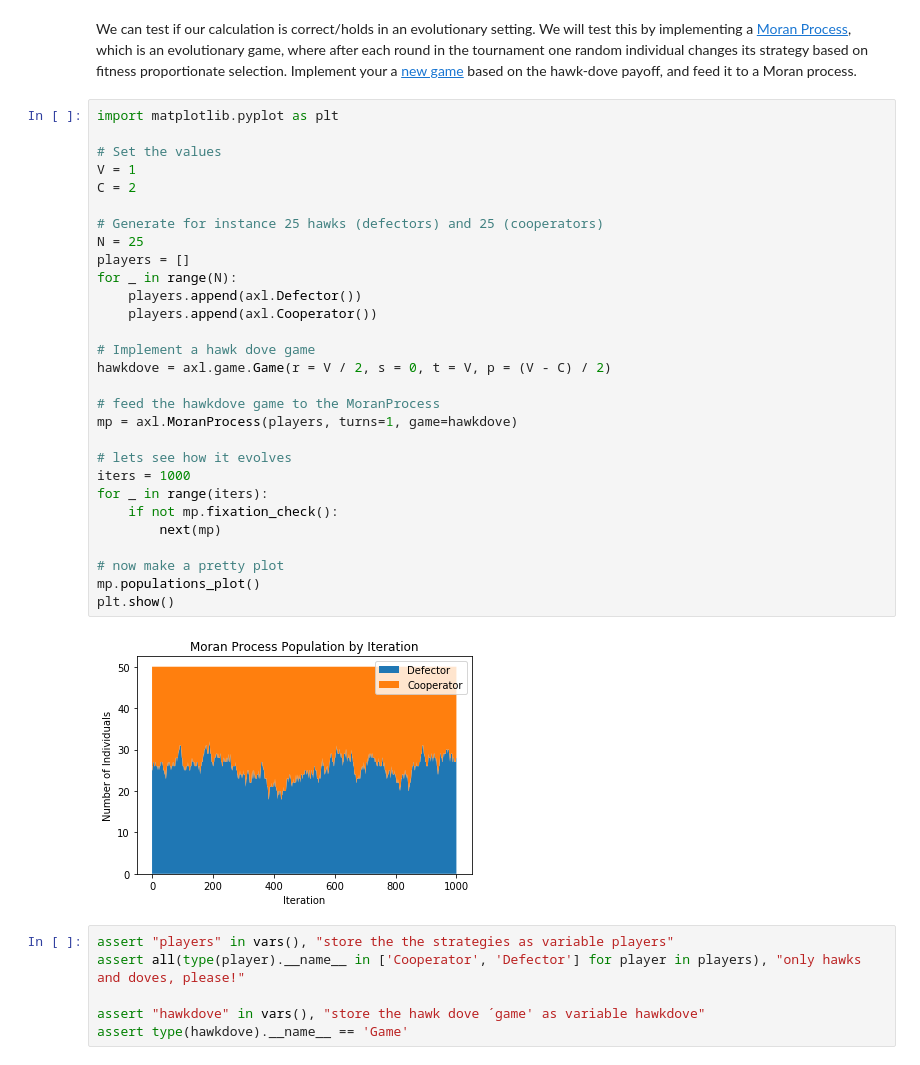
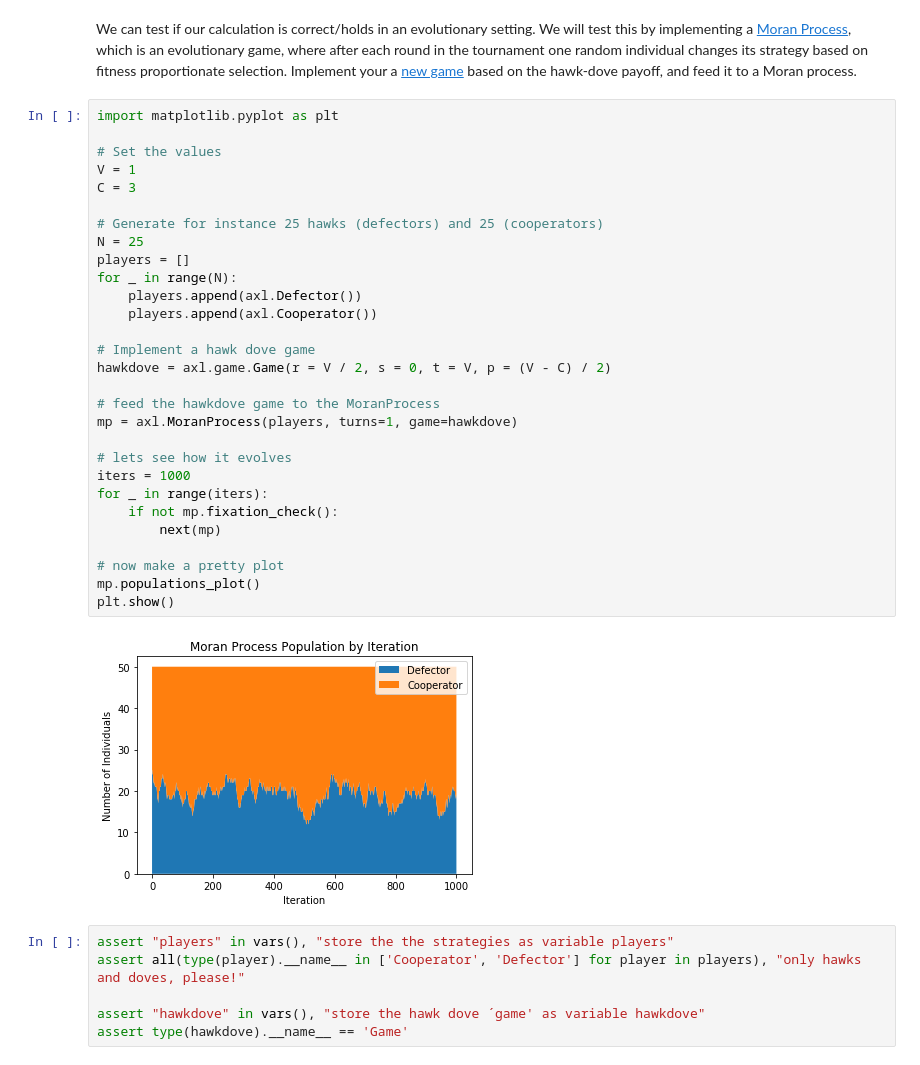
Before and after one commit to JRMfer/ABM_individual, a Jupyter notebook: Notebooks/Assignment 2/axelrod_v2.ipynb, the cells around one changed output. Saved outputs shown, nothing was run; the diff lists cells and outputs as text.

```diff
--- a/Notebooks/Assignment 2/axelrod_v2.ipynb
+++ b/Notebooks/Assignment 2/axelrod_v2.ipynb
@@ -188,34 +188,34 @@ We can test if our calculation is correct/holds in an evolutionary setting. We w
 # %%
 import matplotlib.pyplot as plt
 
 # Set the values
 V = 1
-C = 2
+C = 3
 
 # Generate for instance 25 hawks (defectors) and 25 (cooperators)
 N = 25
 players = []
 for _ in range(N):
     players.append(axl.Defector())
     players.append(axl.Cooperator())
 
 # Implement a hawk dove game
 hawkdove = axl.game.Game(r = V / 2, s = 0, t = V, p = (V - C) / 2)
 
 # feed the hawkdove game to the MoranProcess
 mp = axl.MoranProcess(players, turns=1, game=hawkdove)
 
 # lets see how it evolves
 iters = 1000
 for _ in range(iters):
     if not mp.fixation_check():
         next(mp)
 
 # now make a pretty plot
 mp.populations_plot()
 plt.show()
 # %% [output]
-[figure, old version]
+[figure, new version]
 # %%
 assert "players" in vars(), "store the the strategies as variable players"
 assert all(type(player).__name__ in ['Cooperator', 'Defector'] for player in players), "only hawks and doves, please!"
```
Also changed, not shown: parts of 2 cells of this notebook, 1 other file.
